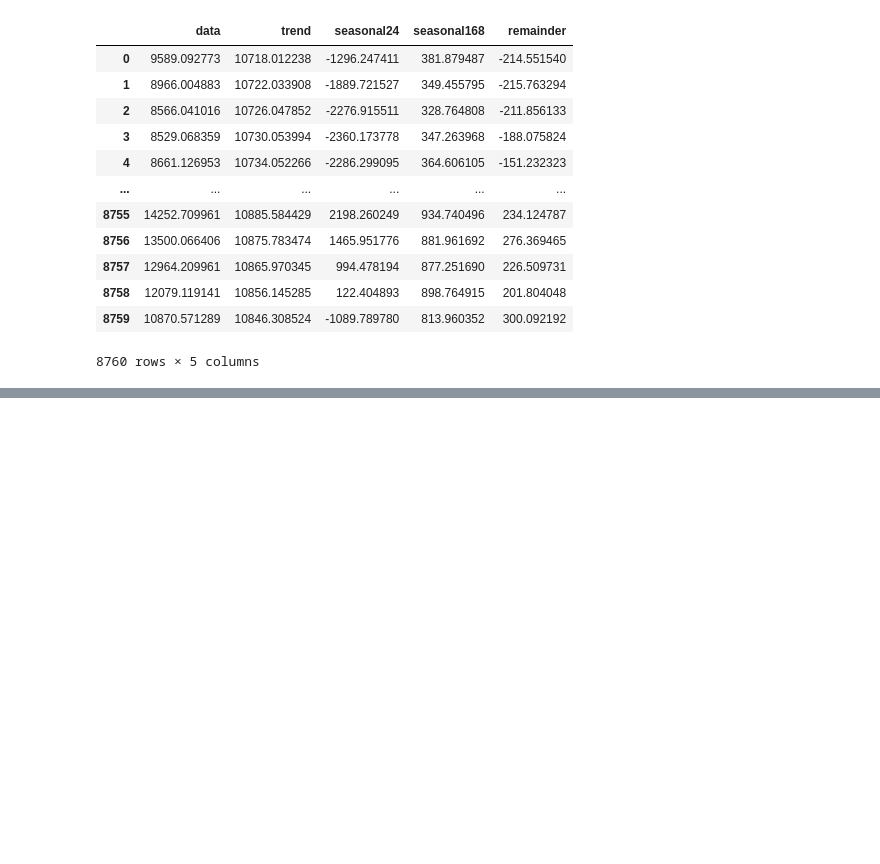
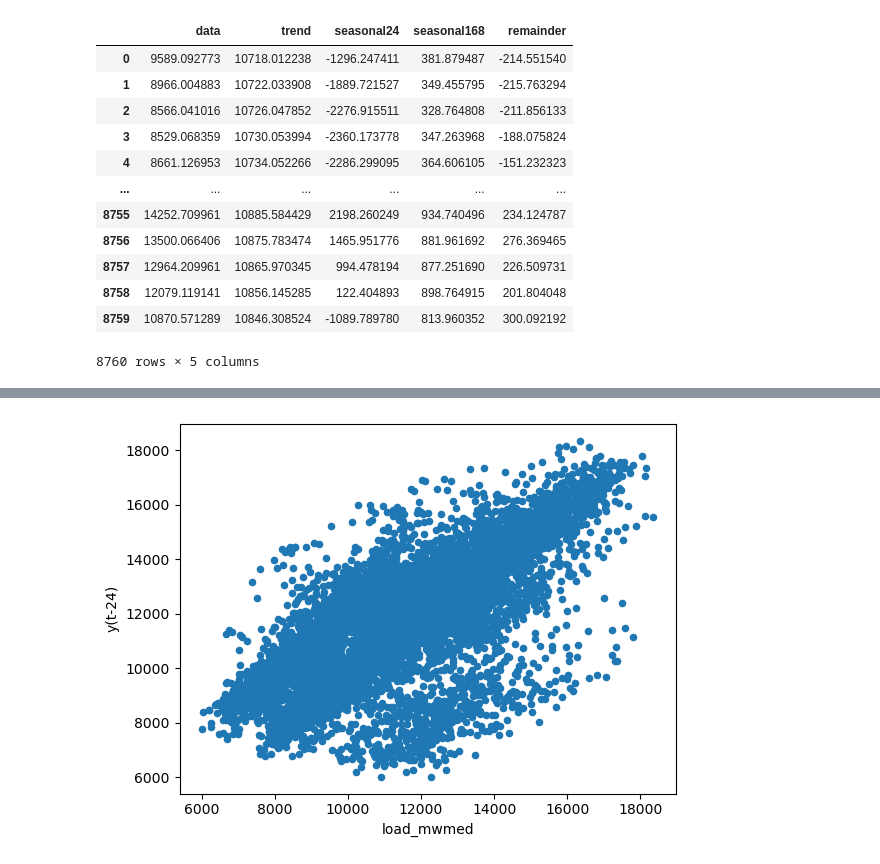
Before and after one commit to matheus-vizzotto/load_forecasting, a Jupyter notebook: src/model_tests2.ipynb, the cells around one changed output, grey strips where cells are left out. Cells and saved outputs as stored; diff of their text form; code cells hidden in the pictures; blank space fills up the shorter version.

```diff
--- a/src/model_tests2.ipynb
+++ b/src/model_tests2.ipynb
@@ -306,0 +329,14 @@ See the caveats in the documentation: https://pandas.pydata.org/pandas-docs/stab
+# %%
+def get_n_lags_plot(x: pd.DataFrame,
+                    y_col: str,
+                    n_lags: int):
+    X = x.copy()
+    lag_str = f"y(t-{n_lags})"
+    X[lag_str] = X.loc[:,y_col].shift(n_lags)
+    X.dropna(inplace=True)
+    #return X
+    X.plot(kind="scatter", x=y_col, y=lag_str)
+# %%
+get_n_lags_plot(df_lags.reset_index(), y_col="load_mwmed",n_lags=24)
+# %% [output]
+[figure, added]
```
Also changed, not shown: parts of 2 cells of this notebook, 1 other file.
